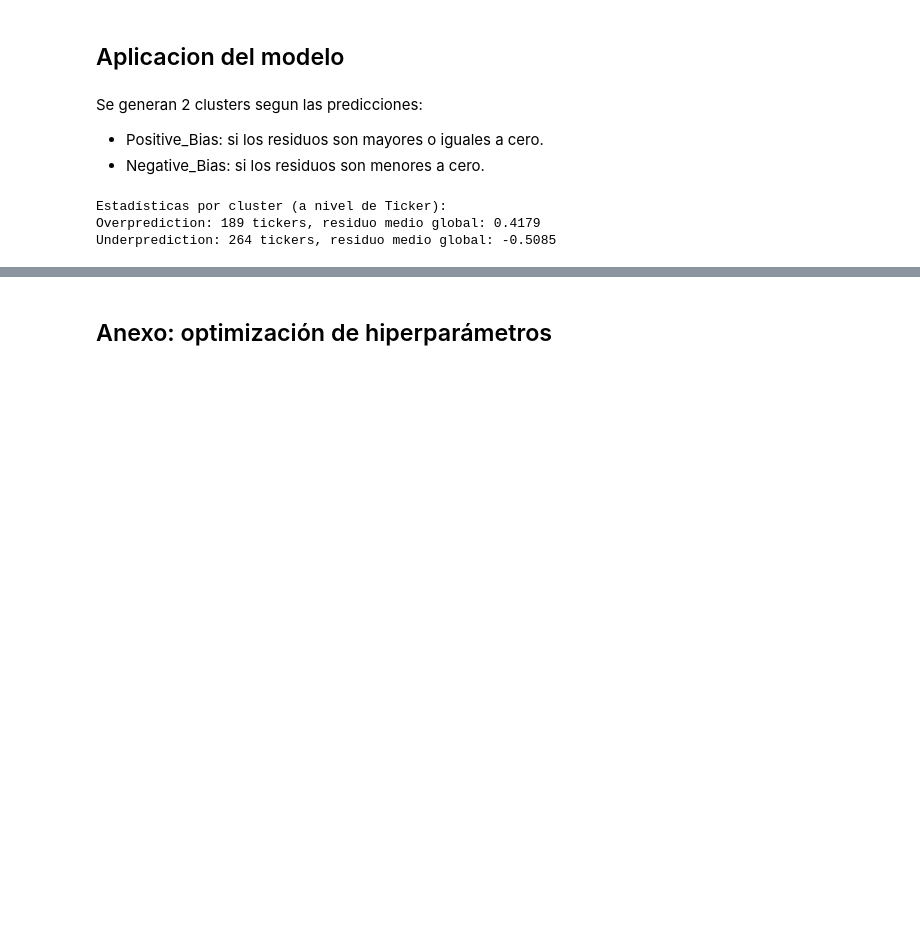
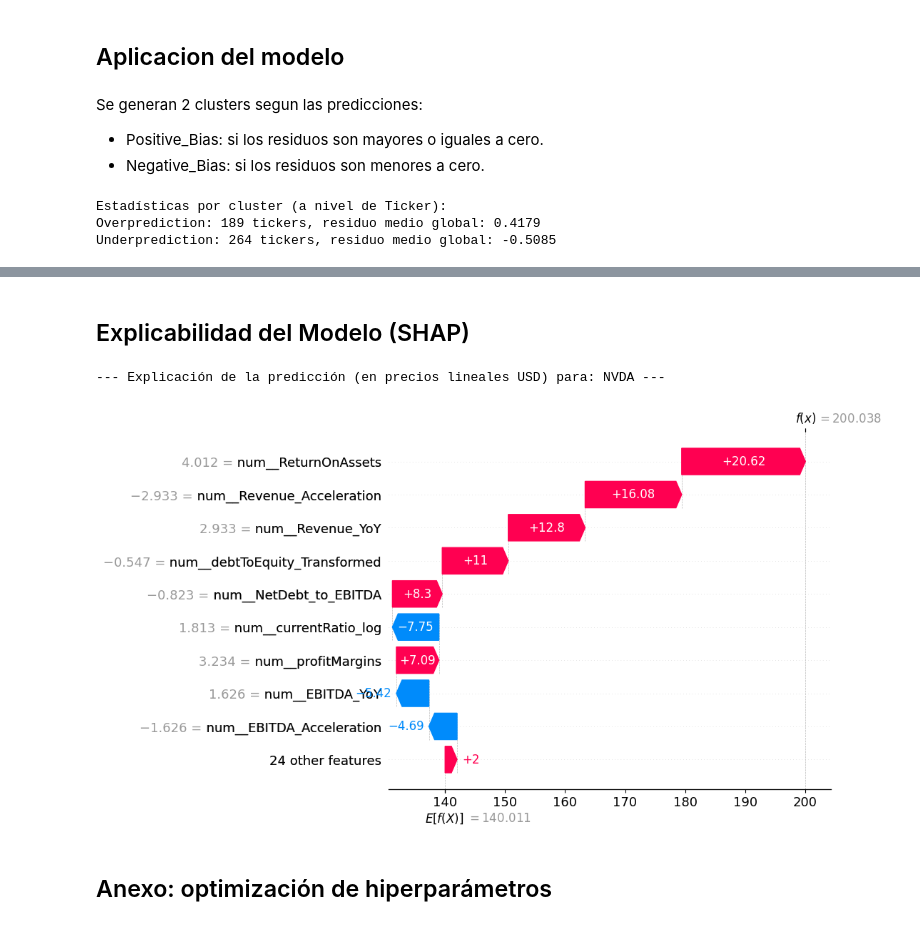
Before and after one commit to sebakremis/FinDataMining, a Jupyter notebook: 03_Modeling.ipynb, the cells around one changed output, grey strips where cells are left out. Saved outputs shown, nothing was run; the diff lists cells and outputs as text; code cells hidden in the pictures; blank space fills up the shorter version.

Commit message:
agregar explicabilidad con shap

```diff
--- a/03_Modeling.ipynb
+++ b/03_Modeling.ipynb
@@ -326,4 +305,65 @@ Reporte exportado en la carpeta data/results.
 5 rows × 40 columns
+# %% [markdown]
+## Explicabilidad del Modelo (SHAP)
+# %%
+# Seleccionar un Ticker específico a evaluar
+ticker_a_explicar = 'NVDA'
+# %%
+# Extraer los componentes del pipeline
+preprocessor = pipe.named_steps['pre']
+rf_model = pipe.named_steps['model']
+
+# Transformar los datos de test (X_test) usando el preprocesador
+X_test_transformed = preprocessor.transform(X_test)
+
+# Obtener los nombres de las columnas transformadas
+feature_names = preprocessor.get_feature_names_out()
+
+# Crear un DataFrame con los datos transformados para que SHAP lea los nombres
+X_test_shap = pd.DataFrame(X_test_transformed, columns=feature_names, index=X_test.index)
+
+# Definir la función del modelo en escala lineal (dólares en lugar de log)
+def modelo_lineal(X_dataframe):
+    # Se extrae el array de NumPy puro para evitar warnings
+    X_array = X_dataframe.values if hasattr(X_dataframe, 'values') else X_dataframe
+
+    # El modelo predice en logaritmo (Close_log)
+    predicciones_log = rf_model.predict(X_array)
+
+    # Revertimos el logaritmo a escala lineal
+    return np.expm1(predicciones_log)
+
+
+# Verificar que el ticker esté en los datos de test
+if ticker_a_explicar in tickers_test.values:
+    # Obtener la posición (índice entero) del ticker en el array de test
+    idx = np.where(tickers_test == ticker_a_explicar)[0][0]
+
+    # Extraer solo la fila del ticker seleccionado
+    X_ticker_eval = X_test_shap.iloc[[idx]]
+
+    # Inicializar el explicador de SHAP
+    # Usamos una muestra de 100 datos como "fondo" para calcular el Valor Base promedio en dólares
+    datos_referencia = shap.sample(X_test_shap, 100)
+    explainer = shap.Explainer(modelo_lineal, datos_referencia)
+
+    # Calcular los valores SHAP (solo para el ticker seleccionado para optimizar tiempo)
+    shap_values = explainer(X_ticker_eval)
+
+    print(f"--- Explicación de la predicción (en precios lineales USD) para: {ticker_a_explicar} ---")
+
+    # Crear la figura y visualizar
+    plt.figure(figsize=(10, 6))
+
+    # Generar el gráfico de cascada (Waterfall plot)
+    # Pasamos shap_values[0] porque ahora solo evaluamos 1 fila
+    shap.plots.waterfall(shap_values[0], max_display=10)
+
+else:
+    print(f"El ticker {ticker_a_explicar} no se encuentra en el conjunto de test (tickers_test).")
+# %% [output]
+--- Explicación de la predicción (en precios lineales USD) para: NVDA ---
+[figure, added]
 # %% [markdown]
 ## Anexo: optimización de hiperparámetros
 # %%
```
Also changed, not shown: parts of 5 cells of this notebook, 3 other files.
